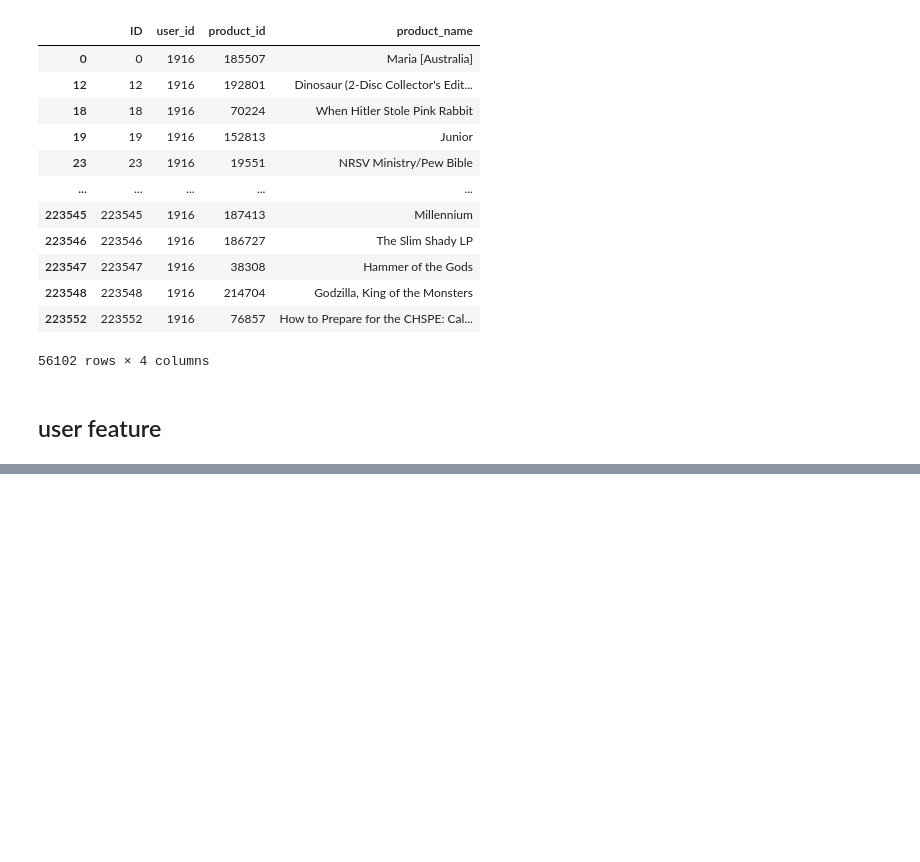
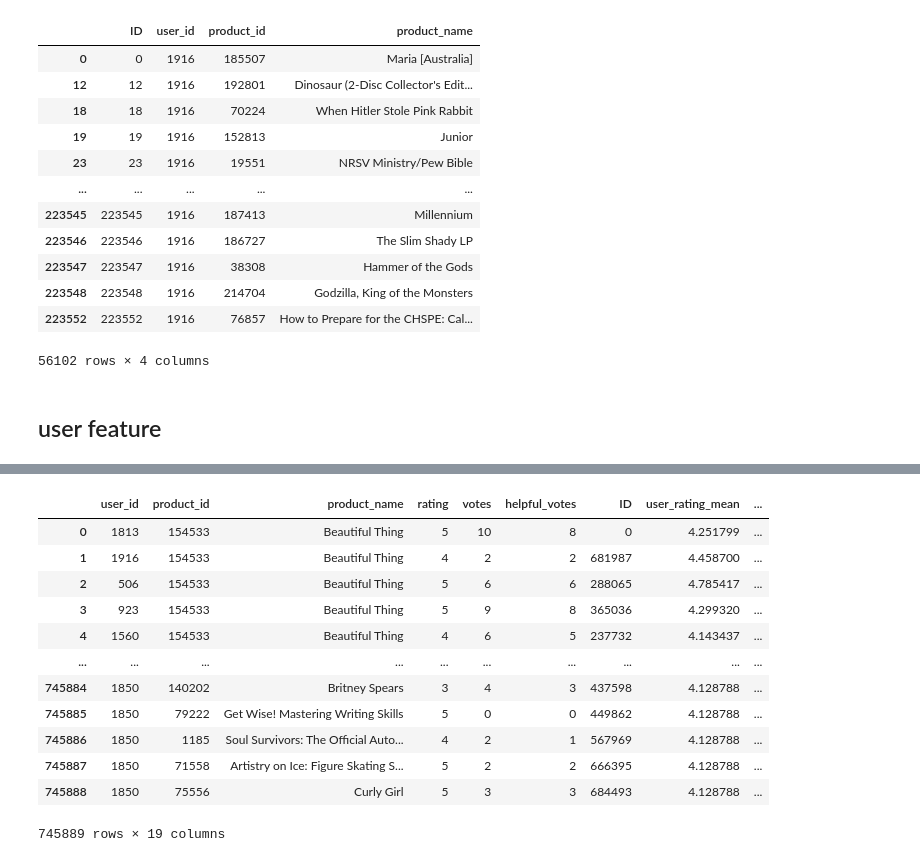
Before and after one commit to zhiqiang00/game, a Jupyter notebook: ITI5212_Rec_Sys_2024/data_process.ipynb, the cells around one changed output, grey strips where cells are left out. Saved outputs shown, nothing was run; the diff lists cells and outputs as text; code cells hidden in the pictures; blank space fills up the shorter version.

```diff
--- a/ITI5212_Rec_Sys_2024/data_process.ipynb
+++ b/ITI5212_Rec_Sys_2024/data_process.ipynb
@@ -132,0 +117,10 @@ user_features
+# %%
+# 计算产品特征
+product_features = train_data.groupby('product_id').agg({
+    'rating': ['mean', 'count'],
+    'votes': ['mean', 'max'],
+    'helpful_votes': ['mean', 'max']
+}).reset_index()
+product_features.columns = ['product_id', 'product_rating_mean', 'product_rating_count', 'product_votes_mean', 'product_votes_max',
+                            'product_helpful_votes_mean', 'product_helpful_votes_max']
+product_features
@@ -132,0 +141,17 @@ user_features
+# %%
+train_data = train_data.merge(user_features, on='user_id').merge(product_features, on='product_id')
+train_data
+# %% [output]
+|  | user_id | product_id | product_name | rating | votes | helpful_votes | ID | user_rating_mean | ... |
+| 0 | 1813 | 154533 | Beautiful Thing | 5 | 10 | 8 | 0 | 4.251799 | ... |
+| 1 | 1916 | 154533 | Beautiful Thing | 4 | 2 | 2 | 681987 | 4.458700 | ... |
+| 2 | 506 | 154533 | Beautiful Thing | 5 | 6 | 6 | 288065 | 4.785417 | ... |
+| 3 | 923 | 154533 | Beautiful Thing | 5 | 9 | 8 | 365036 | 4.299320 | ... |
+| 4 | 1560 | 154533 | Beautiful Thing | 4 | 6 | 5 | 237732 | 4.143437 | ... |
+| ... | ... | ... | ... | ... | ... | ... | ... | ... | ... |
+| 745884 | 1850 | 140202 | Britney Spears | 3 | 4 | 3 | 437598 | 4.128788 | ... |
+| 745885 | 1850 | 79222 | Get Wise! Mastering Writing Skills | 5 | 0 | 0 | 449862 | 4.128788 | ... |
+| 745886 | 1850 | 1185 | Soul Survivors: The Official Auto... | 4 | 2 | 1 | 567969 | 4.128788 | ... |
+| 745887 | 1850 | 71558 | Artistry on Ice: Figure Skating S... | 5 | 2 | 2 | 666395 | 4.128788 | ... |
+| 745888 | 1850 | 75556 | Curly Girl | 5 | 3 | 3 | 684493 | 4.128788 | ... |
+745889 rows × 19 columns
```
Also changed, not shown: parts of 3 cells of this notebook, 1 other file.
